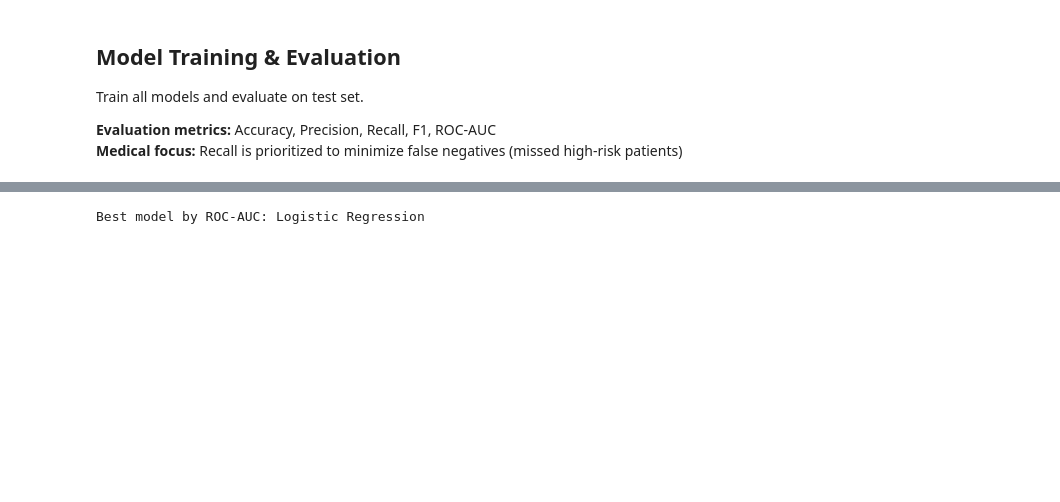
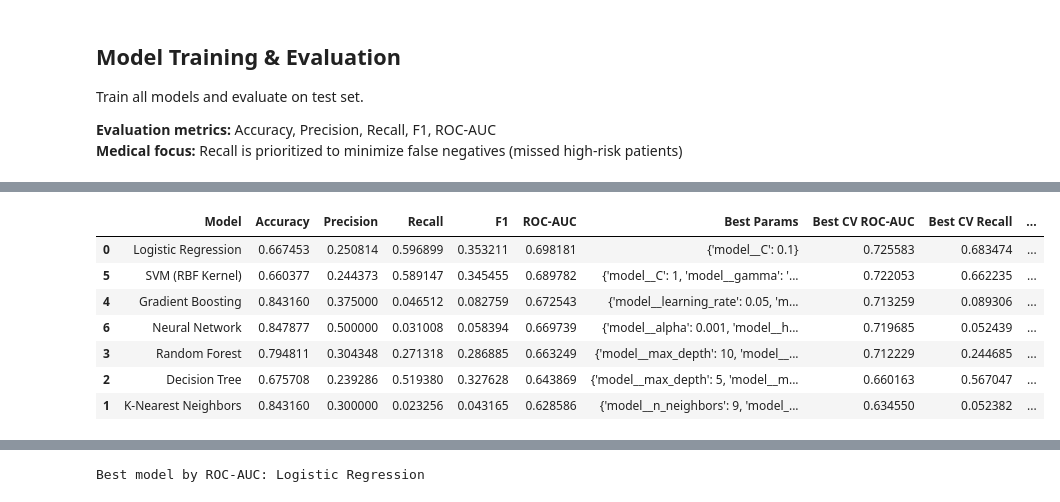
Before and after one commit to ethanchoi/Framingham_CHD, a Jupyter notebook: Framingham_CHD_Prediction.ipynb, the cells around one changed output, grey strips where cells are left out. Saved outputs shown, nothing was run; the diff lists cells and outputs as text; code cells hidden in the pictures; blank space fills up the shorter version.

```diff
--- a/Framingham_CHD_Prediction.ipynb
+++ b/Framingham_CHD_Prediction.ipynb
@@ -601,0 +656,91 @@ results_df
+# %%
+param_grids = {
+    "Logistic Regression": {
+        "model__C": [0.01, 0.1, 1, 10]
+    },
+    "K-Nearest Neighbors": {
+        "model__n_neighbors": [3, 5, 7, 9],
+        "model__weights": ["uniform", "distance"],
+        "model__p": [1, 2]
+    },
+    "Decision Tree": {
+        "model__max_depth": [None, 5, 10, 15],
+        "model__min_samples_split": [2, 5, 10],
+        "model__min_samples_leaf": [1, 2, 4]
+    },
+    "Random Forest": {
+        "model__n_estimators": [200, 500],
+        "model__max_depth": [None, 10, 20],
+        "model__min_samples_split": [2, 5],
+        "model__min_samples_leaf": [1, 2]
+    },
+    "Gradient Boosting": {
+        "model__n_estimators": [100, 200],
+        "model__learning_rate": [0.05, 0.1],
+        "model__max_depth": [3, 5],
+        "model__subsample": [0.8, 1.0]
+    },
+    "SVM (RBF Kernel)": {
+        "model__C": [0.1, 1, 10],
+        "model__gamma": ["scale", "auto"]
+    },
+    "Neural Network": {
+        "model__hidden_layer_sizes": [(64, 32), (128, 64)],
+        "model__alpha": [0.0001, 0.001],
+        "model__learning_rate_init": [0.001, 0.01]
+    }
+}
+
+tuned_cv = StratifiedKFold(n_splits=3, shuffle=True, random_state=42)
+tuned_scoring = {
+    "roc_auc": "roc_auc",
+    "recall": "recall",
+    "f1": "f1"
+}
+
+# Run GridSearchCV for each model and collect the tuned evaluation summary.
+def run_grid_search_benchmark(models, param_grids, preprocessor, X_train, y_train, X_test, y_test, cv, scoring):
+    tuned_pipelines = {}
+    tuned_rows = []
+
+    for name, model in models.items():
+        print(f"Tuning {name}...")
+        pipe = build_pipeline(model, preprocessor)
+        grid = GridSearchCV(
+            estimator=pipe,
+            param_grid=param_grids[name],
+            scoring=scoring,
+            refit="roc_auc",
+            cv=cv,
+            n_jobs=1
+        )
+        grid.fit(X_train, y_train)
+        best_pipe = grid.best_estimator_
+        tuned_pipelines[name] = best_pipe
+
+        test_metrics = evaluate(name, best_pipe, X_test, y_test)
+        test_metrics.update({
+            "Best Params": grid.best_params_,
+            "Best CV ROC-AUC": grid.best_score_,
+            "Best CV Recall": grid.cv_results_["mean_test_recall"][grid.best_index_],
+            "Best CV F1": grid.cv_results_["mean_test_f1"][grid.best_index_]
+        })
+        print(f"Completed tuning {name}. Test ROC-AUC: {test_metrics['ROC-AUC']:.4f}")
+        tuned_rows.append(test_metrics)
+
+    tuned_results_df = pd.DataFrame(tuned_rows).sort_values(by="ROC-AUC", ascending=False)
+    return tuned_pipelines, tuned_results_df
+
+tuned_pipelines, tuned_results_df = run_grid_search_benchmark(
+    models=models,
+    param_grids=param_grids,
+    preprocessor=preprocessor,
+    X_train=X_train,
+    y_train=y_train,
+    X_test=X_test,
+    y_test=y_test,
+    cv=tuned_cv,
+    scoring=tuned_scoring
+)
+tuned_results_df
+# %% [output]
@@ -601,0 +761,8 @@ results_df
+|  | Model | Accuracy | Precision | Recall | F1 | ROC-AUC | Best Params | Best CV ROC-AUC | Best CV Recall | ... |
+| 0 | Logistic Regression | 0.667453 | 0.250814 | 0.596899 | 0.353211 | 0.698181 | {'model__C': 0.1} | 0.725583 | 0.683474 | ... |
+| 5 | SVM (RBF Kernel) | 0.660377 | 0.244373 | 0.589147 | 0.345455 | 0.689782 | {'model__C': 1, 'model__gamma': '... | 0.722053 | 0.662235 | ... |
+| 4 | Gradient Boosting | 0.843160 | 0.375000 | 0.046512 | 0.082759 | 0.672543 | {'model__learning_rate': 0.05, 'm... | 0.713259 | 0.089306 | ... |
+| 6 | Neural Network | 0.847877 | 0.500000 | 0.031008 | 0.058394 | 0.669739 | {'model__alpha': 0.001, 'model__h... | 0.719685 | 0.052439 | ... |
+| 3 | Random Forest | 0.794811 | 0.304348 | 0.271318 | 0.286885 | 0.663249 | {'model__max_depth': 10, 'model__... | 0.712229 | 0.244685 | ... |
+| 2 | Decision Tree | 0.675708 | 0.239286 | 0.519380 | 0.327628 | 0.643869 | {'model__max_depth': 5, 'model__m... | 0.660163 | 0.567047 | ... |
+| 1 | K-Nearest Neighbors | 0.843160 | 0.300000 | 0.023256 | 0.043165 | 0.628586 | {'model__n_neighbors': 9, 'model_... | 0.634550 | 0.052382 | ... |
```
Also changed, not shown: parts of 16 cells of this notebook, 1 other file.
